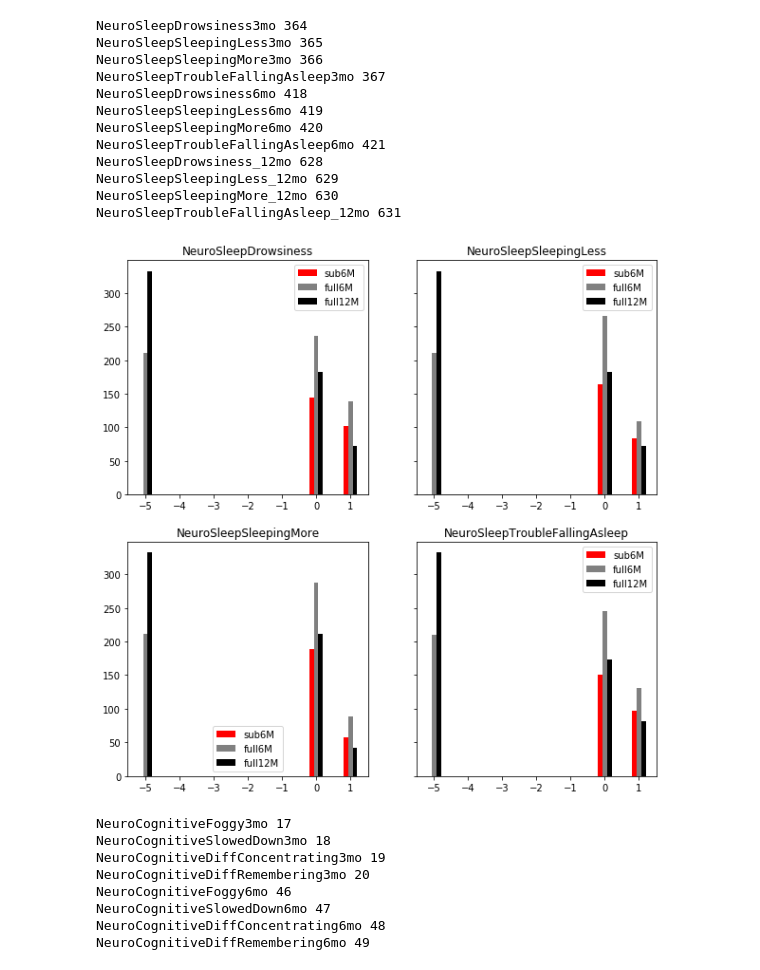
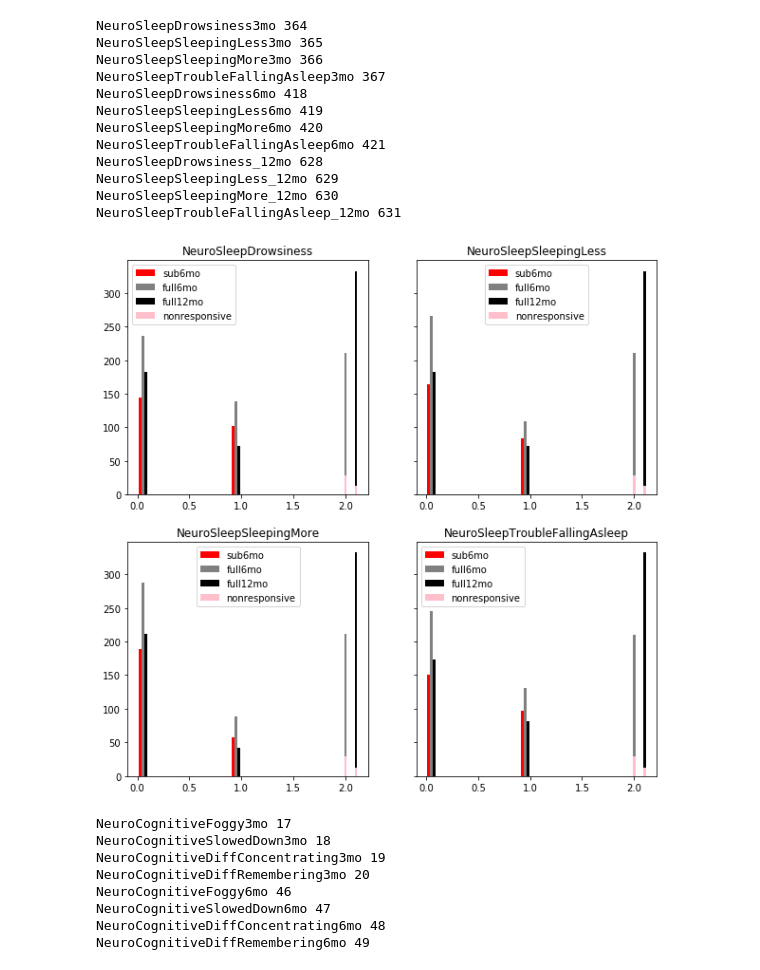
Before and after one commit to BouchardLab/ML_4_prec_prognosis, a Jupyter notebook: notebooks/neuro_outcomes.ipynb, the cells around one changed output. Saved outputs shown, nothing was run; the diff lists cells and outputs as text; code cells hidden in the pictures.

```diff
--- a/notebooks/neuro_outcomes.ipynb
+++ b/notebooks/neuro_outcomes.ipynb
@@ -68,6 +96,4 @@ NeuroPhysFatigue_12mo 624
 NeuroPhysLightSensitivity_12mo 625
 NeuroPhysNoiseSensitivity_12mo 626
 NeuroPhysNumbnessTingling_12mo 627
-# %%
-pdf = PdfPages('/Users/ahyeon/Desktop/activ misc/neuro_hist.pdf')
 # %%
@@ -128,28 +170,43 @@ NeuroSleepTroubleFallingAsleep_12mo 631
 # %%
 # NeuroSleep
 fig, ax = plt.subplots(2,2,sharey=True,figsize=(10,10))
 ax = ax.flatten()
 count = 0
 
 sub6mo = [42,43,44,45]
 full6mo = [418,419,420,421]
 full12mo = [628,629,630,631]
 names = ['NeuroSleepDrowsiness','NeuroSleepSleepingLess','NeuroSleepSleepingMore','NeuroSleepTroubleFallingAsleep']
 
+for x, y, z, name in zip(sub6mo, full6mo, full12mo, names):
+    sub = sub_oc[:,x]
+    full6 = fulldata.iloc[:,y]
+    full12 = fulldata.iloc[:,z]
 
-for a,b,c,name in zip(sub6mo,full6mo,full12mo,names):
-    sub6 = sub_oc[:,a]
-    full6 = fulldata.iloc[:,b]
-    full12 = fulldata.iloc[:,c]
-    ax[count].hist([sub6, full6, full12], align='left',
-                   label=['sub6M','full6M', 'full12M'],
-                     color=['red','gray','black'], bins=np.arange(-5,2,0.5))
-    ax[count].set_title('{}'.format(name))
+    dat = full6
+    dat2 = full12
+
+    num_na = dat.isna().sum()
+    num_na2 = dat2.isna().sum()
+    nonresponsive = 29
+    nonresponsive2 = 13
+
+    dat_dropna = dat.dropna()
+    dat2_dropna = dat2.dropna()
+    counts, bins, bars = ax[count].hist([sub, dat_dropna, dat2_dropna], color=['red','grey', 'black'], label=['sub6mo', 'full6mo', 'full12mo'])
+    length = (bins[1]-bins[0])/4
+
+    ax[count].bar(2, nonresponsive, color='pink', label='nonresponsive', width=length)
+    ax[count].bar(2, num_na-nonresponsive, color='grey', bottom = nonresponsive, width=length)
+    ax[count].bar(2.1, nonresponsive2, color='pink', width=length)
+    ax[count].bar(2.1, num_na2-nonresponsive2, color='black', bottom = nonresponsive2, width=length)
     ax[count].legend()
+    ax[count].set_title(name)
     count += 1
+
 pdf.savefig()
 # %% [output]
-[figure, old version]
+[figure, new version]
 # %%
 for ii,o in enumerate(sub_oc_features):
     if 'NeuroCog' in o:
```
Also changed, not shown: parts of 4 cells of this notebook, 9 other files.
